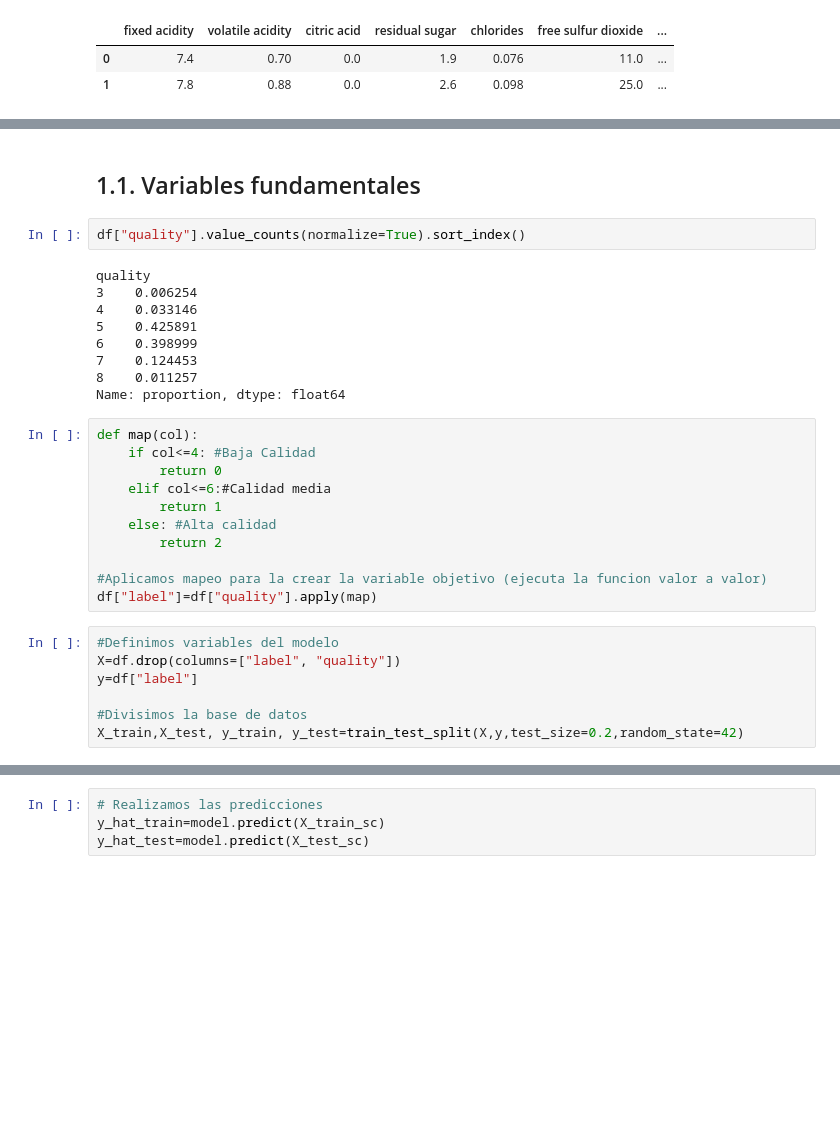
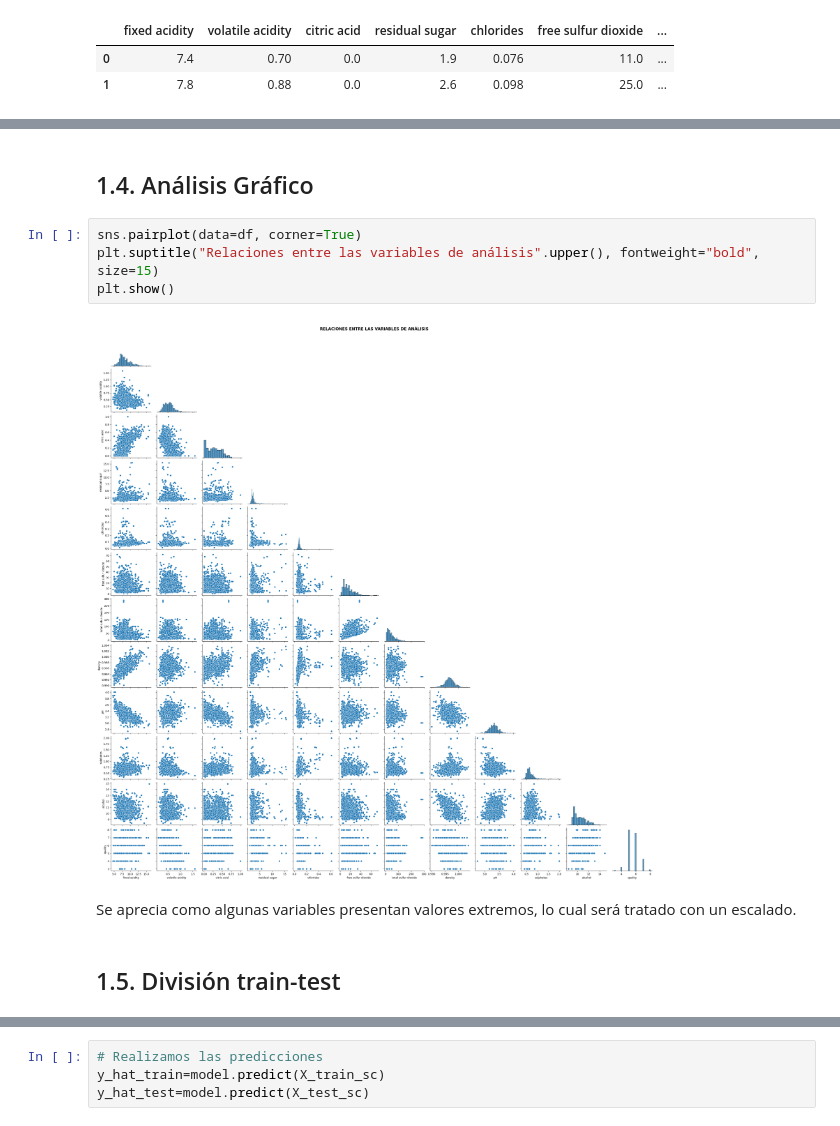
Before and after one commit to jjimvar/intro-ml, a Jupyter notebook: src/08-knn.ipynb, the cells around one changed output, grey strips where cells are left out. Cells and saved outputs as stored; diff of their text form; blank space fills up the shorter version.

```diff
--- a/src/08-knn.ipynb
+++ b/src/08-knn.ipynb
@@ -110,31 +127,12 @@ df.head(2)
+# %% [markdown]
+## 1.4. Análisis Gráfico
+# %%
+sns.pairplot(data=df, corner=True)
+plt.suptitle("Relaciones entre las variables de análisis".upper(), fontweight="bold", size=15)
+plt.show()
+# %% [output]
+[figure, added]
+# %% [markdown]
+Se aprecia como algunas variables presentan valores extremos, lo cual será tratado con un escalado.
 # %% [markdown]
-## 1.1. Variables fundamentales
+## 1.5. División train-test
-# %%
-df["quality"].value_counts(normalize=True).sort_index()
-# %% [output]
-quality
-3    0.006254
-4    0.033146
-5    0.425891
-6    0.398999
-7    0.124453
-8    0.011257
-Name: proportion, dtype: float64
-# %%
-def map(col):
-    if col<=4: #Baja Calidad
-        return 0
-    elif col<=6:#Calidad media
-        return 1
-    else: #Alta calidad
-        return 2
-
-#Aplicamos mapeo para la crear la variable objetivo (ejecuta la funcion valor a valor)
-df["label"]=df["quality"].apply(map)
-# %%
-#Definimos variables del modelo
-X=df.drop(columns=["label", "quality"])
-y=df["label"]
-
-#Divisimos la base de datos
-X_train,X_test, y_train, y_test=train_test_split(X,y,test_size=0.2,random_state=42)
```
Also changed, not shown: parts of 39 cells of this notebook, 13 other files.
